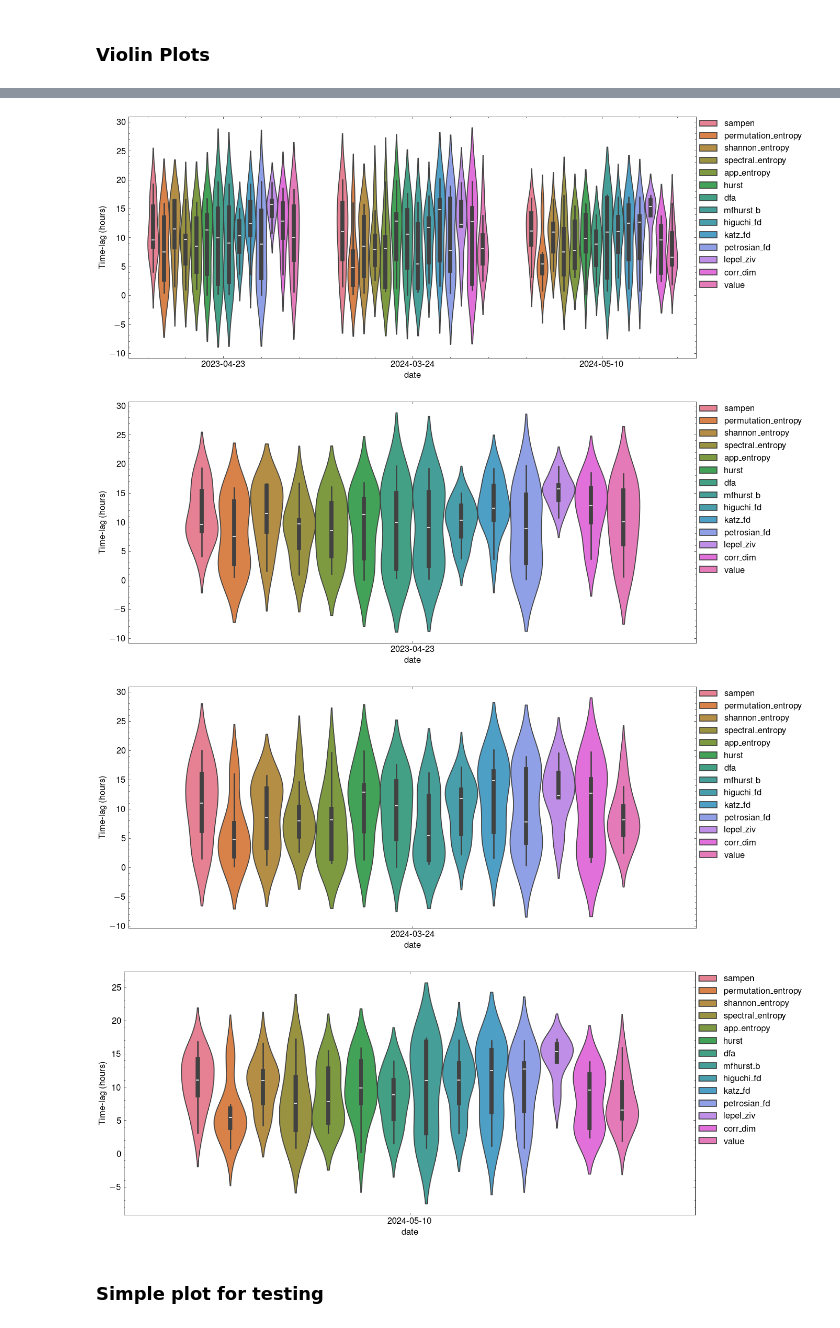
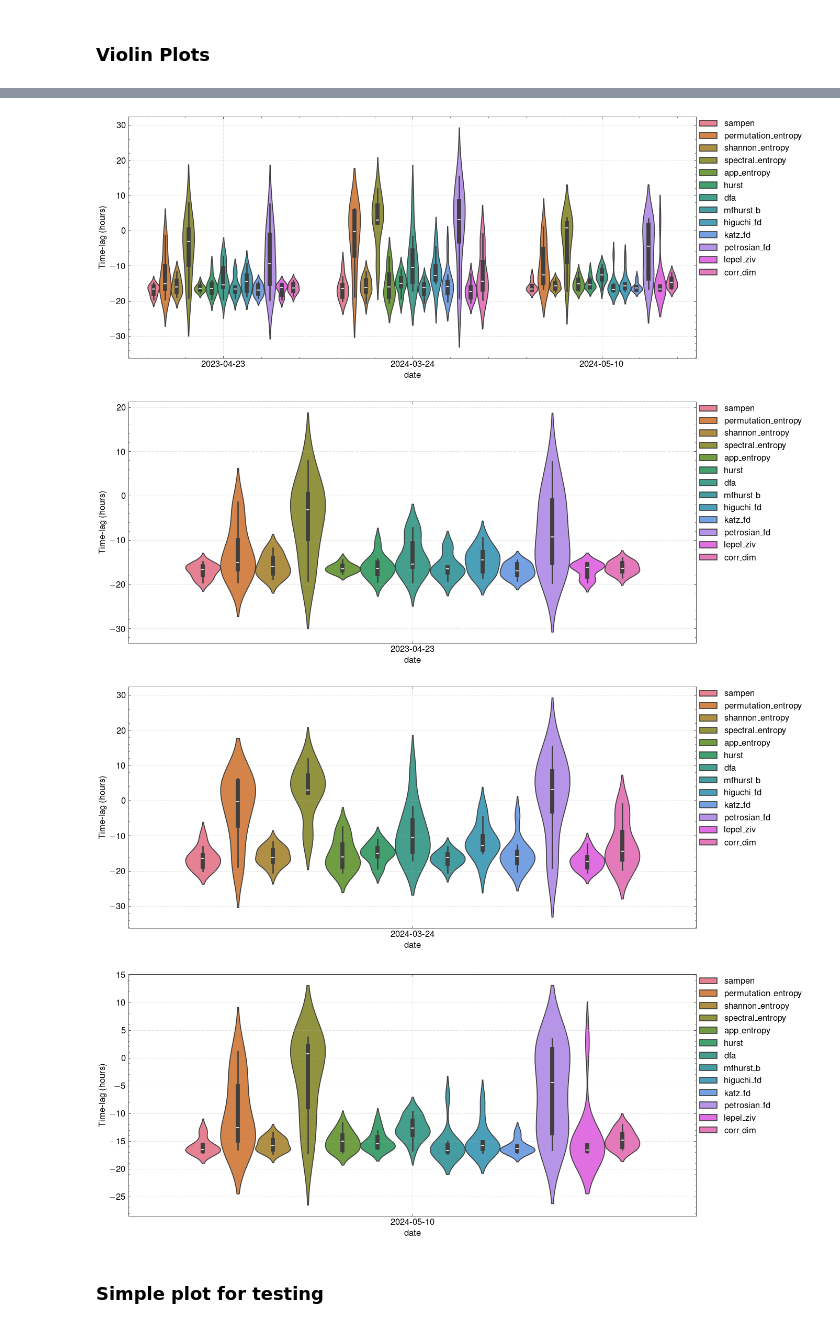
Before and after one commit to dosquisd/NMDB, a Jupyter notebook: 004_predictions.ipynb, the cells around one changed output, grey strips where cells are left out. Saved outputs shown, nothing was run; the diff lists cells and outputs as text; code cells hidden in the pictures.

```diff
--- a/004_predictions.ipynb
+++ b/004_predictions.ipynb
@@ -248,9 +245,9 @@ new_df
 _, ax = plt.subplots(figsize=(14, 6))
 
 sns.violinplot(
-    data=new_df[new_df["metric"] != "entropy"],
+    data=new_df[~(new_df["metric"].isin(["entropy", "value"]))],
     x="date",
-    y="delta_hours",
+    y="lag_hours",
     hue="metric",
     inner="box",
     scale="width",
@@ -258,35 +255,37 @@ sns.violinplot(
 )
 
 ax.set_ylabel("Time-lag (hours)")
+ax.grid(linestyle="-.", alpha=0.5)
 
 ax.legend(bbox_to_anchor=(1, 1), loc="upper left", borderaxespad=0.0)
 plt.savefig(f"./figures/{event_replace}/violin_derivatives{suffix}.pdf", bbox_inches="tight")
 plt.show()
 # %% [output]
-[figure, old version]
+[figure, new version]
 # %%
 for date in date_events:
     _, ax = plt.subplots(figsize=(14, 6))
 
     sns.violinplot(
-        data=new_df[(new_df["metric"] != "entropy") & (new_df["date"] == date)],
+        data=new_df[~(new_df["metric"].isin(["entropy", "value"])) & (new_df["date"] == date)],
         x="date",
-        y="delta_hours",
+        y="lag_hours",
         hue="metric",
         inner="box",
         scale="width",
         ax=ax,
     )
 
     ax.set_ylabel("Time-lag (hours)")
+    ax.grid(linestyle="-.", alpha=0.5)
 
     ax.legend(bbox_to_anchor=(1, 1), loc="upper left", borderaxespad=0.0)
     plt.savefig(f"./figures/{event_replace}/violin_derivatives-{date}{suffix}.pdf", bbox_inches="tight")
     plt.show()
 # %% [output]
-[figure, old version]
+[figure, new version]
-[figure, old version]
+[figure, new version]
-[figure, old version]
+[figure, new version]
 # %% [markdown]
 ### Simple plot for testing
 # %%
```
Also changed, not shown: parts of 8 cells of this notebook, 4 other files.
